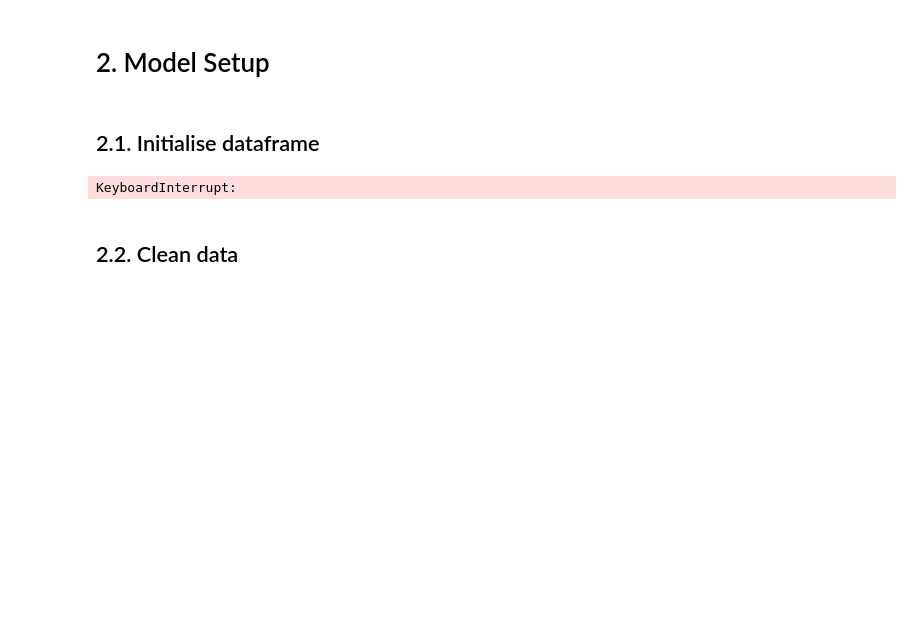
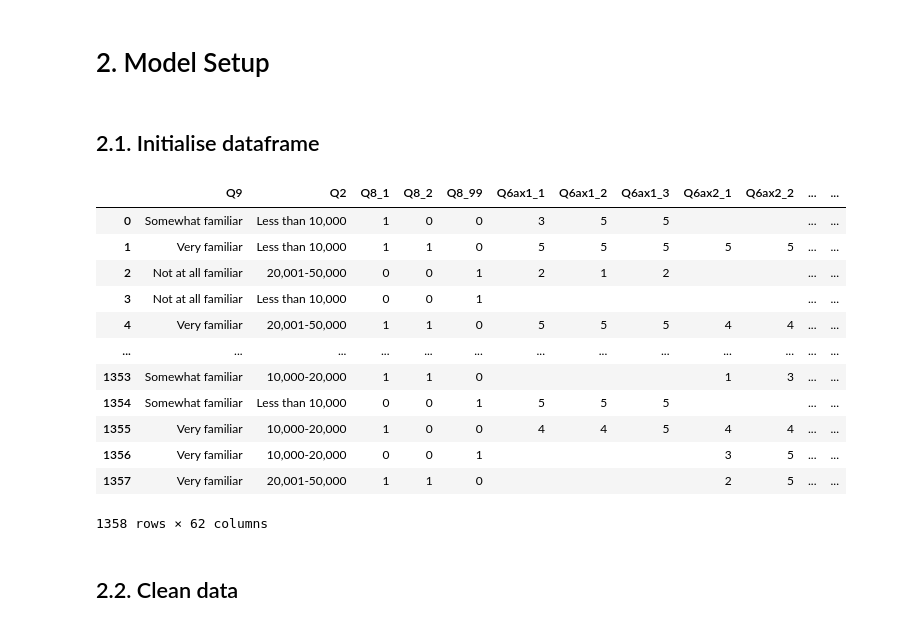
Before and after one commit to bernardomendonca/v2g-survey-analysis, a Jupyter notebook: 3_logistic_regression.ipynb, the cells around one changed output. Cells and saved outputs as stored; diff of their text form; code cells hidden in the pictures; blank space fills up the shorter version.

```diff
--- a/3_logistic_regression.ipynb
+++ b/3_logistic_regression.ipynb
@@ -42,29 +56,42 @@ q10_2_categories = [
 # %%
 # Pull the data from CSV
 init_column_map(csv_file)
 
 # TBD -> Make function here
 columns_of_interest = (
     familiarity +
     kms_driven +
     renewables_at_home +
     q6a_cols +
     demographics +
     input_variables_vehicle_ownership +
     parking +
     benefits_v2g +
     concerns_v2g +
     energ_literacy +
+    charging_control +
     [target_variable]
     )
 
 rows = pull_data_rowwise(columns_of_interest, csv_file)
 
 # Make a DataFrame
 df = pd.DataFrame(rows, columns=columns_of_interest)
 df
 # %% [output]
+|  | Q9 | Q2 | Q8_1 | Q8_2 | Q8_99 | Q6ax1_1 | Q6ax1_2 | Q6ax1_3 | Q6ax2_1 | Q6ax2_2 | ... | ... |
+| 0 | Somewhat familiar | Less than 10,000 | 1 | 0 | 0 | 3 | 5 | 5 |  |  | ... | ... |
+| 1 | Very familiar | Less than 10,000 | 1 | 1 | 0 | 5 | 5 | 5 | 5 | 5 | ... | ... |
+| 2 | Not at all familiar | 20,001-50,000 | 0 | 0 | 1 | 2 | 1 | 2 |  |  | ... | ... |
+| 3 | Not at all familiar | Less than 10,000 | 0 | 0 | 1 |  |  |  |  |  | ... | ... |
+| 4 | Very familiar | 20,001-50,000 | 1 | 1 | 0 | 5 | 5 | 5 | 4 | 4 | ... | ... |
+| ... | ... | ... | ... | ... | ... | ... | ... | ... | ... | ... | ... | ... |
+| 1353 | Somewhat familiar | 10,000-20,000 | 1 | 1 | 0 |  |  |  | 1 | 3 | ... | ... |
+| 1354 | Somewhat familiar | Less than 10,000 | 0 | 0 | 1 | 5 | 5 | 5 |  |  | ... | ... |
+| 1355 | Very familiar | 10,000-20,000 | 1 | 0 | 0 | 4 | 4 | 5 | 4 | 4 | ... | ... |
+| 1356 | Very familiar | 10,000-20,000 | 0 | 0 | 1 |  |  |  | 3 | 5 | ... | ... |
+| 1357 | Very familiar | 20,001-50,000 | 1 | 1 | 0 |  |  |  | 2 | 5 | ... | ... |
-KeyboardInterrupt:
+1358 rows × 62 columns
 # %% [markdown]
 ## 2.2. Clean data
 # %%
```
Also changed, not shown: parts of 33 cells of this notebook, 4 other files.
